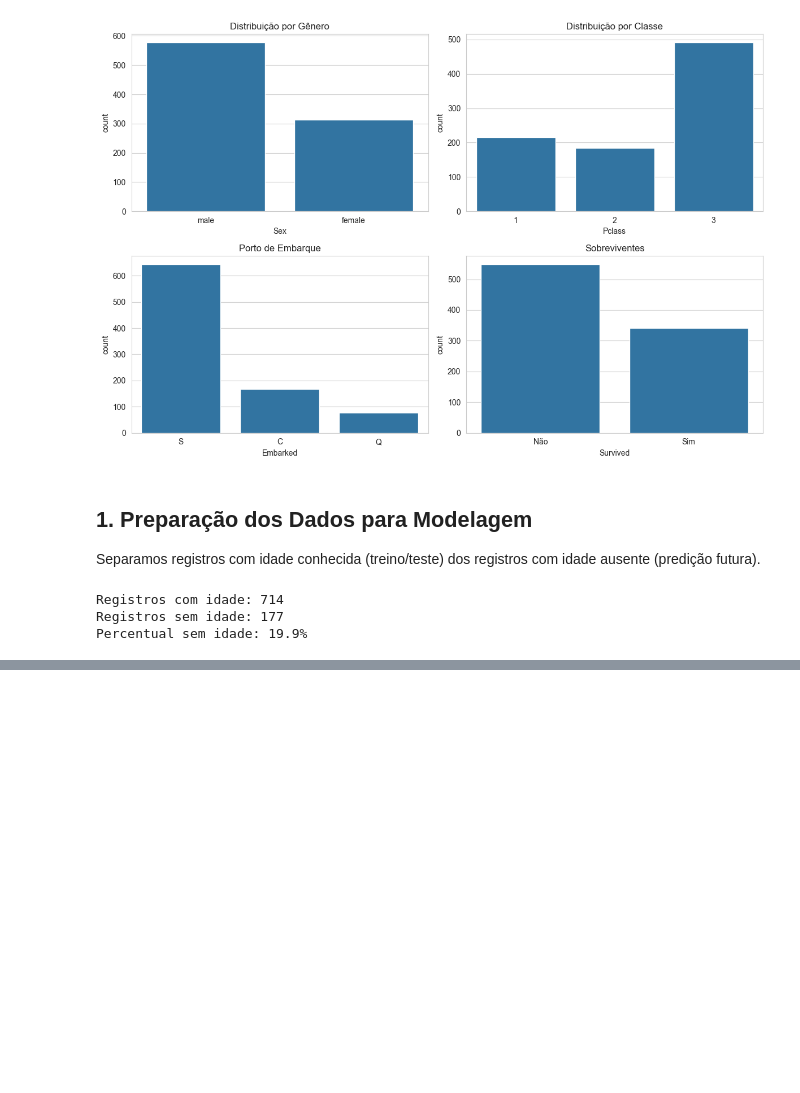
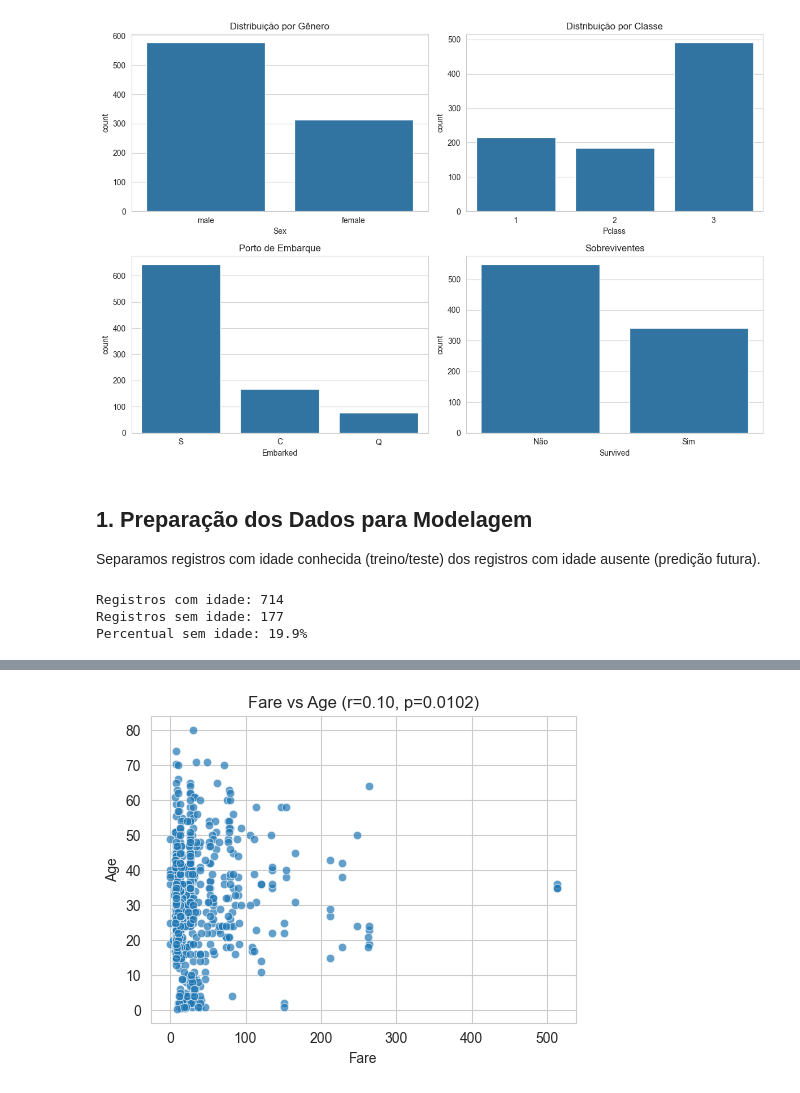
Before and after one commit to brunoritter/iaml1, a Jupyter notebook: notebook.ipynb, the cells around one changed output, grey strips where cells are left out. Cells and saved outputs as stored; diff of their text form; code cells hidden in the pictures; blank space fills up the shorter version.

```diff
--- a/notebook.ipynb
+++ b/notebook.ipynb
@@ -227,0 +238,15 @@ Percentual sem idade: 19.9%
+# %%
+# Scatter plot de Fare vs Age + correlação de Pearson
+from scipy.stats import pearsonr
+var = 'Fare'
+fig, ax = plt.subplots(figsize=(5,4))
+sns.scatterplot(data=dados_com_idade, x=var, y='Age', alpha=0.7, ax=ax)
+try:
+    corr, pval = pearsonr(dados_com_idade[var], dados_com_idade['Age'])
+    ax.set_title(f"{var} vs Age (r={corr:.2f}, p={pval:.3g})")
+except Exception:
+    ax.set_title(f"{var} vs Age")
+plt.tight_layout()
+plt.show()
+# %% [output]
+[figure, added]
```
Also changed, not shown: parts of 37 cells of this notebook.
